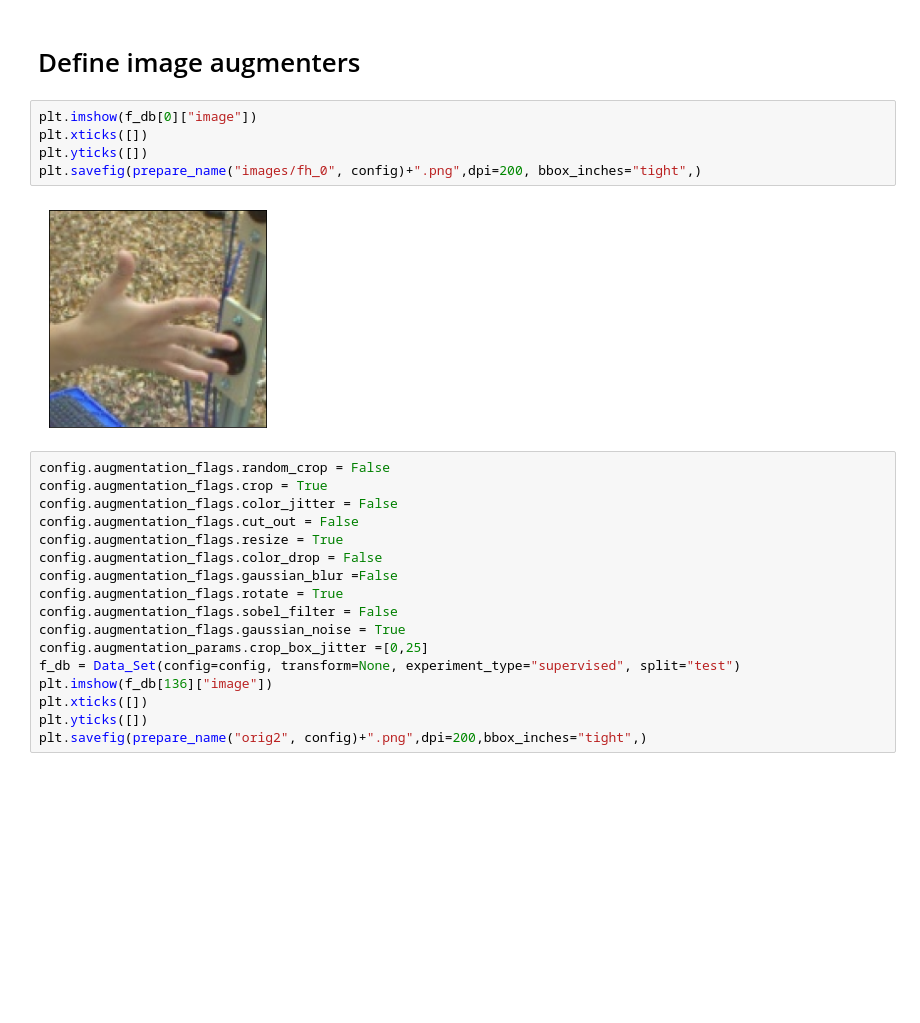
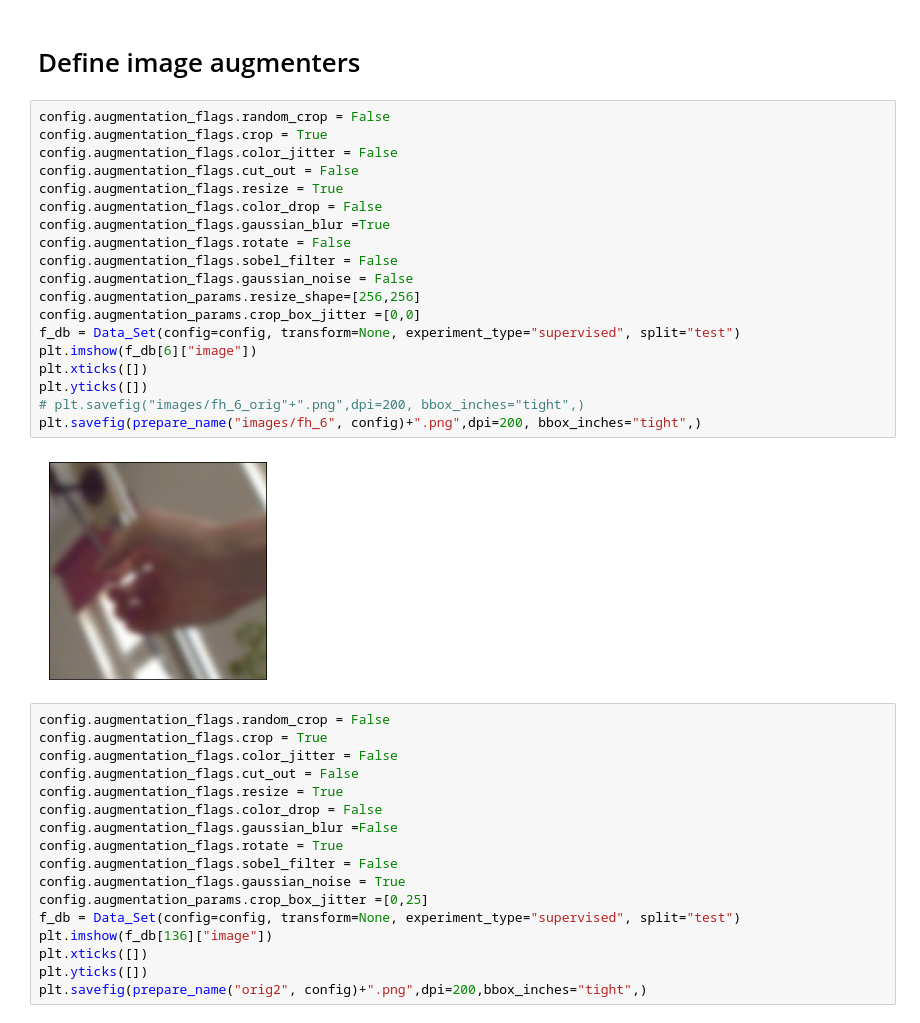
Before and after one commit to jakubjezek001/Handposeestimation, a Jupyter notebook: notebooks/04-Image_for_proposal.ipynb, the cells around one changed output. Drawn from its saved outputs; the diff is of its cells as text; blank space fills up the shorter version.

Commit message:
image notebook updated for the proposal

```diff
--- a/notebooks/04-Image_for_proposal.ipynb
+++ b/notebooks/04-Image_for_proposal.ipynb
@@ -40,13 +40,27 @@ config.augmentation_params.crop_box_jitter =[0,0]
 f_db = Data_Set(config=config, transform=None, experiment_type="supervised", split="test")
 # %% [markdown]
 # Define image augmenters
-# %%
-plt.imshow(f_db[0]["image"])
-plt.xticks([])
-plt.yticks([])
-plt.savefig(prepare_name("images/fh_0", config)+".png",dpi=200, bbox_inches="tight",)
-# %% [output]
-[figure, removed]
+# %%
+config.augmentation_flags.random_crop = False
+config.augmentation_flags.crop = True
+config.augmentation_flags.color_jitter = False
+config.augmentation_flags.cut_out = False
+config.augmentation_flags.resize = True
+config.augmentation_flags.color_drop = False
+config.augmentation_flags.gaussian_blur =True
+config.augmentation_flags.rotate = False
+config.augmentation_flags.sobel_filter = False
+config.augmentation_flags.gaussian_noise = False
+config.augmentation_params.resize_shape=[256,256]
+config.augmentation_params.crop_box_jitter =[0,0]
+f_db = Data_Set(config=config, transform=None, experiment_type="supervised", split="test")
+plt.imshow(f_db[6]["image"])
+plt.xticks([])
+plt.yticks([])
+# plt.savefig("images/fh_6_orig"+".png",dpi=200, bbox_inches="tight",)
+plt.savefig(prepare_name("images/fh_6", config)+".png",dpi=200, bbox_inches="tight",)
+# %% [output]
+[figure, added]
 # %%
 config.augmentation_flags.random_crop = False
 config.augmentation_flags.crop = True
```
